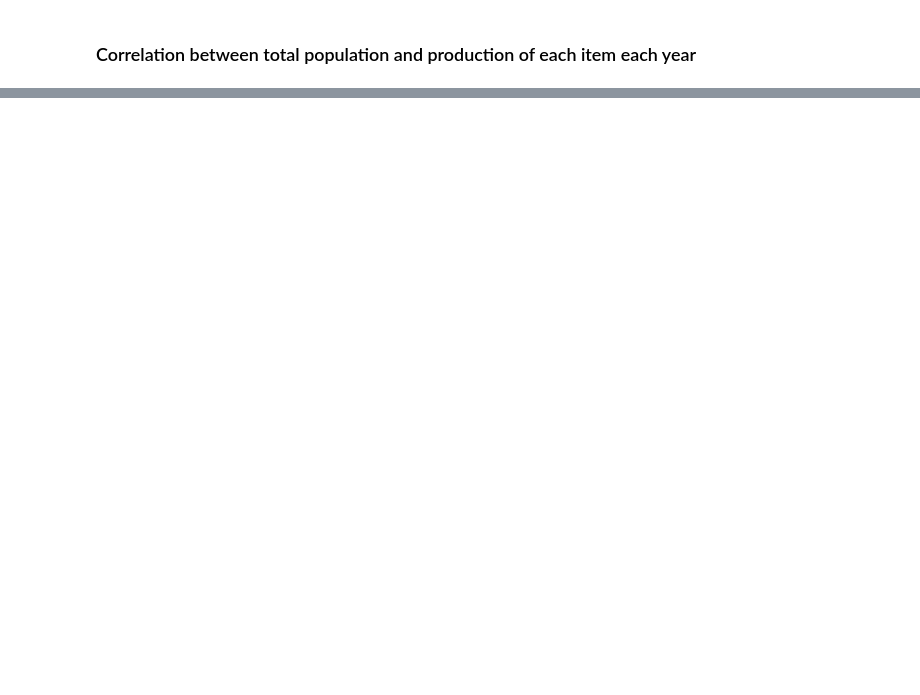
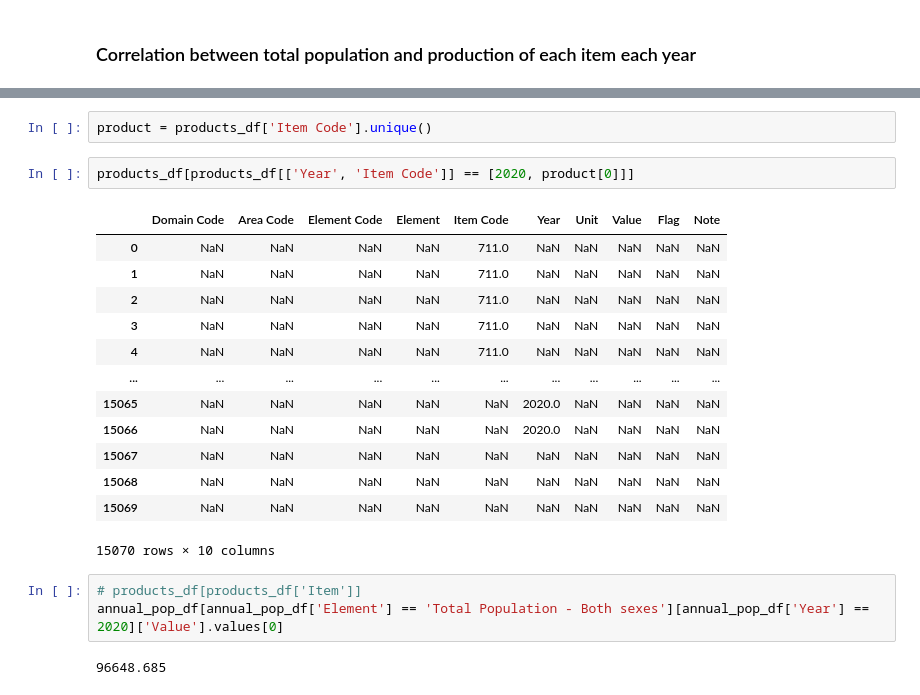
Before and after one commit to DunQua/-Intro2DS-Final-Seminar, a Jupyter notebook: source_code/03_visualize_data.ipynb, the cells around one changed output, grey strips where cells are left out. Saved outputs shown, nothing was run; the diff lists cells and outputs as text; blank space fills up the shorter version.

```diff
--- a/source_code/03_visualize_data.ipynb
+++ b/source_code/03_visualize_data.ipynb
@@ -67,0 +49,23 @@ array(['Anise, badian, coriander, cumin, caraway, fennel and juniper berries, ra
+# %%
+product = products_df['Item Code'].unique()
+# %%
+products_df[products_df[['Year', 'Item Code']] == [2020, product[0]]]
+# %% [output]
+|  | Domain Code | Area Code | Element Code | Element | Item Code | Year | Unit | Value | Flag | Note |
+| 0 | NaN | NaN | NaN | NaN | 711.0 | NaN | NaN | NaN | NaN | NaN |
+| 1 | NaN | NaN | NaN | NaN | 711.0 | NaN | NaN | NaN | NaN | NaN |
+| 2 | NaN | NaN | NaN | NaN | 711.0 | NaN | NaN | NaN | NaN | NaN |
+| 3 | NaN | NaN | NaN | NaN | 711.0 | NaN | NaN | NaN | NaN | NaN |
+| 4 | NaN | NaN | NaN | NaN | 711.0 | NaN | NaN | NaN | NaN | NaN |
+| ... | ... | ... | ... | ... | ... | ... | ... | ... | ... | ... |
+| 15065 | NaN | NaN | NaN | NaN | NaN | 2020.0 | NaN | NaN | NaN | NaN |
+| 15066 | NaN | NaN | NaN | NaN | NaN | 2020.0 | NaN | NaN | NaN | NaN |
+| 15067 | NaN | NaN | NaN | NaN | NaN | NaN | NaN | NaN | NaN | NaN |
+| 15068 | NaN | NaN | NaN | NaN | NaN | NaN | NaN | NaN | NaN | NaN |
+| 15069 | NaN | NaN | NaN | NaN | NaN | NaN | NaN | NaN | NaN | NaN |
+15070 rows × 10 columns
+# %%
+# products_df[products_df['Item']]
+annual_pop_df[annual_pop_df['Element'] == 'Total Population - Both sexes'][annual_pop_df['Year'] == 2020]['Value'].values[0]
+# %% [output]
+96648.685
```
Also changed, not shown: parts of 3 cells of this notebook, 1 other file.
